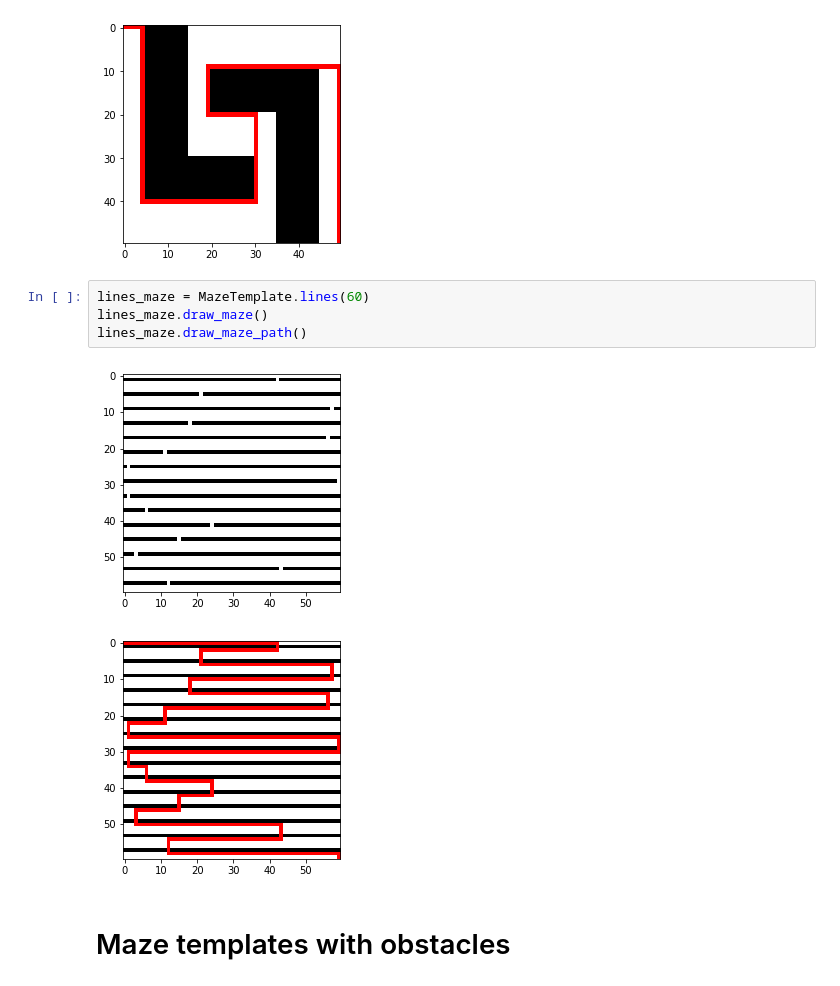
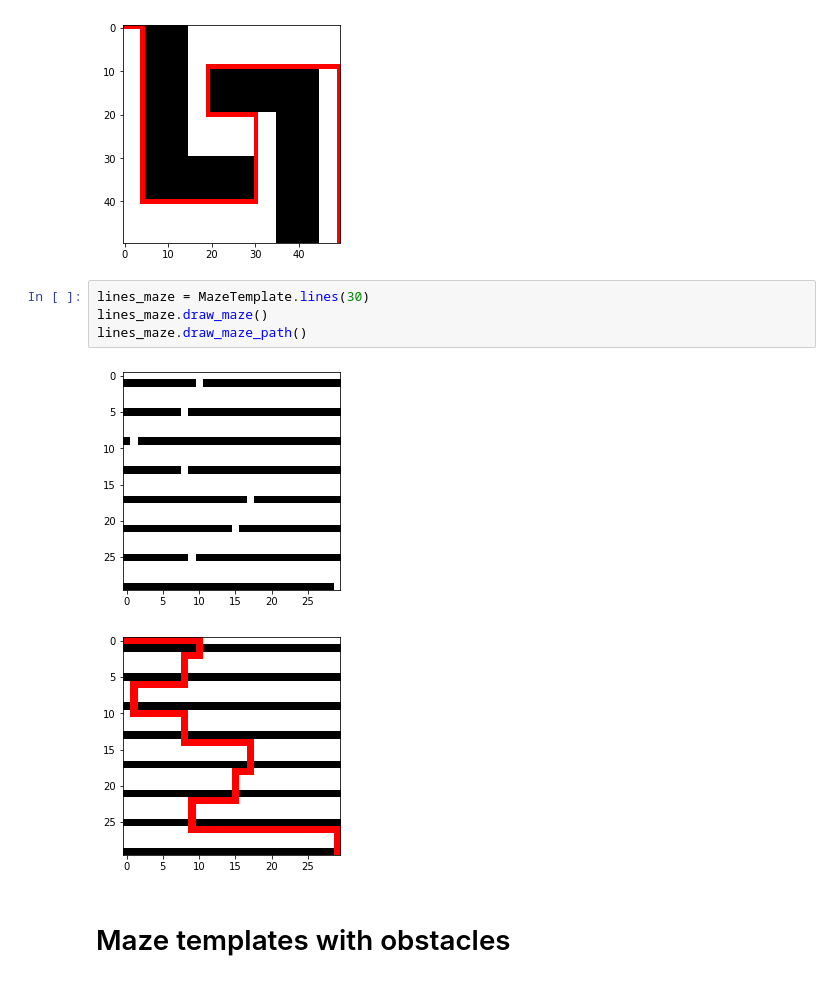
Before and after one commit to TAB0048/vvp-project, a Jupyter notebook: examples.ipynb, the cells around one changed output. Drawn from its saved outputs; the diff is of its cells as text.

```diff
--- a/examples.ipynb
+++ b/examples.ipynb
@@ -184,12 +183,12 @@ slalom_maze.draw_maze_path()
 [figure]
 [figure]
 # %%
-lines_maze = MazeTemplate.lines(60)
+lines_maze = MazeTemplate.lines(30)
 lines_maze.draw_maze()
 lines_maze.draw_maze_path()
 # %% [output]
-[figure, old version]
+[figure, new version]
-[figure, old version]
+[figure, new version]
 # %% [markdown]
 # Maze templates with obstacles
 # %%
```
Also changed, not shown: parts of 10 cells of this notebook, 3 other files.
